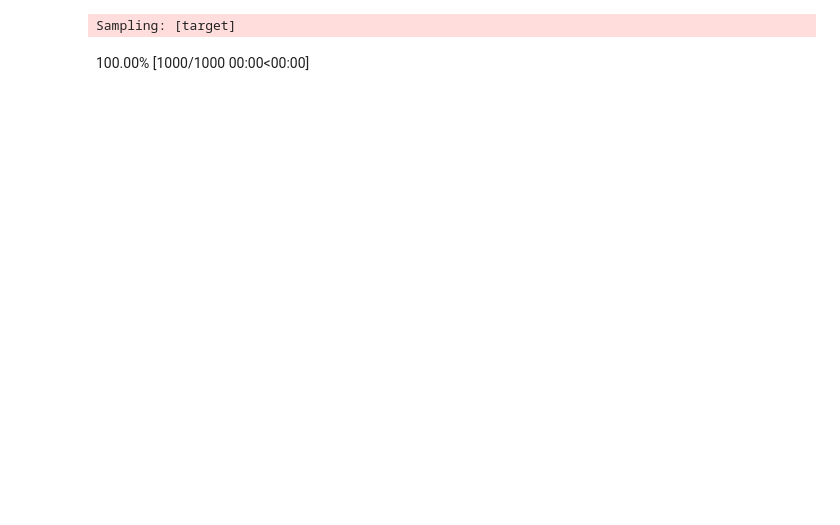
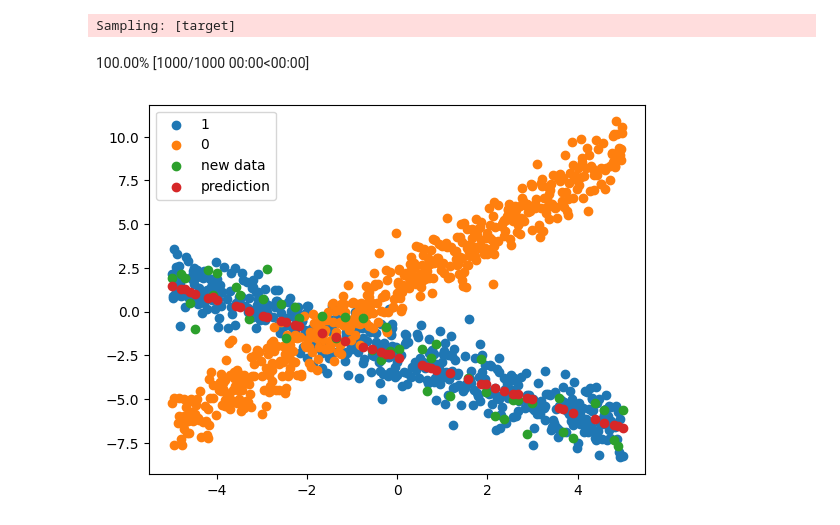
Before and after one commit to pymc-devs/pymc-experimental, a Jupyter notebook: notebooks/modelbuilder_example.ipynb, the cells around one changed output. Drawn from its saved outputs; the diff is of its cells as text; code cells hidden in the pictures; blank space fills up the shorter version.

```diff
--- a/notebooks/modelbuilder_example.ipynb
+++ b/notebooks/modelbuilder_example.ipynb
@@ -147,3 +145,15 @@ fig.show()
+# %%
+fig = plt.figure()
+for group in X['group'].unique():
+    idx = X['group'] == group
+    subset = X.loc[idx]
+    plt.scatter(subset['x'], y[idx], label = group)
+plt.scatter(x=new_X['x'], y=new_y,  label='new data')
+plt.scatter(x=new_X['x'], y=y_pred, label='prediction')
+plt.legend()
+plt.show()
+# %% [output]
+[figure, added]
 # %%
 y_pred = loaded_model.predict_proba(new_X)
 
```
Also changed, not shown: parts of 6 cells of this notebook.
